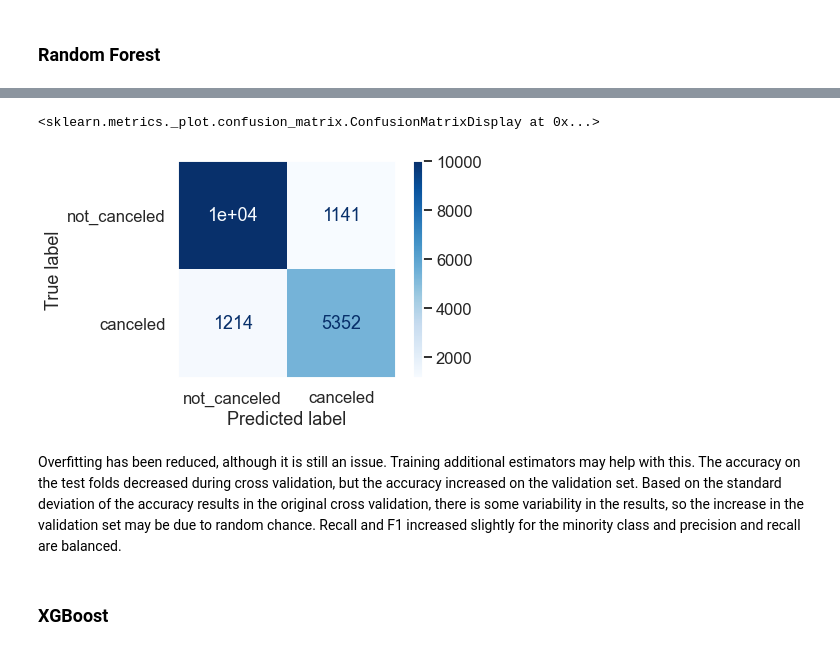
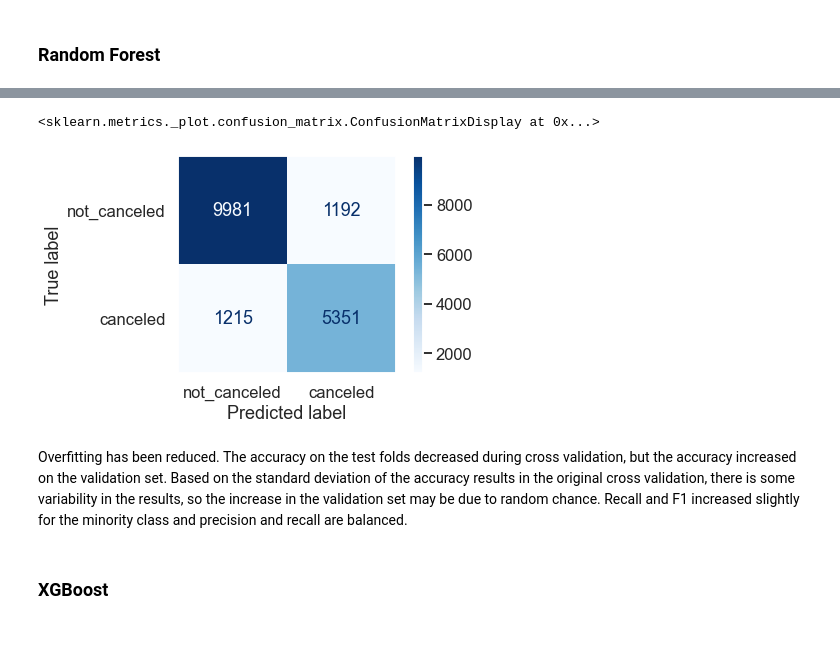
Before and after one commit to larends/Predicting_Customer_Behavior_in_Hotel_Cancellations, a Jupyter notebook: Predicting Hotel Cancellations.ipynb, the cells around one changed output, grey strips where cells are left out. Drawn from its saved outputs; the diff is of its cells as text; code cells hidden in the pictures.

```diff
--- a/Predicting Hotel Cancellations.ipynb
+++ b/Predicting Hotel Cancellations.ipynb
@@ -1941,4 +2170,13 @@ KeyboardInterrupt:
-# %%
-svc_grid_file = 'svc_grid.pk1'
-joblib.dump(svc_grid, svc_grid_file)
-svc_grid = joblib.load(svc_grid_file)
+# %%
+svc_report_linear_file = 'files/svc_report_linear.pk1'
+if 'svc_report_linear.pk1' in os.listdir('files'):
+    svc_report_linear = pd.DataFrame(joblib.load(svc_report_linear_file)).T
+else:
+    svc_tune_l = SVC(random_state=SEED, kernel='linear')
+    svc_tune_l.fit(X_train_reduced_smote, y_train_reduced_smote)
+    svc_pred_l = svc_tune_l.predict(X_val_reduced_processed)
+    svc_report_linear = pd.DataFrame(classification_report(y_val,
+                                                           svc_pred_l,
+                                                           output_dict=True))
+    joblib.dump(svc_report_linear, svc_report_linear_file)
+svc_report_linear
@@ -1944,0 +2190,13 @@ svc_grid = joblib.load(svc_grid_file)
+# %%
+svc_report_C_file = 'files/svc_report_C.pk1'
+if 'svc_report_C.pk1' in os.listdir('files'):
+    svc_report_C = pd.DataFrame(joblib.load(svc_report_C_file)).T
+else:
+    svc_tune_C = SVC(random_state=SEED, C=10)
+    svc_tune_C.fit(X_train_reduced_smote, y_train_reduced_smote)
+    svc_pred_C = svc_tune_C.predict(X_val_reduced_processed)
+    svc_report_C = pd.DataFrame(classification_report(y_val,
+                                                  svc_pred_C,
+                                                  output_dict=True))
+    joblib.dump(svc_report_C, svc_report_C_file)
+svc_report_C
@@ -1952,0 +2221,13 @@ forest_grid = joblib.load(forest_grid_file)
+# %%
+forest_grid_file = 'files/forest_grid.pk1'
+if 'forest_grid.pk1' in os.listdir('files'):
+    forest_grid = joblib.load(forest_grid_file)
+else:
+    forest_grid = tune_model('forest',
+                         clf_dict,
+                         hyperparameter_dict,
+                         scoring,
+                         X_train_reduced_smote,
+                         y_train_reduced_smote)
+    joblib.dump(forest_grid,forest_grid_file)
+forest_grid
@@ -2028,16 +2326,16 @@ Original report
 # %%
 best_forest_matrix = plot_confusion_matrix(forest_best,
-                      X_val_processed,
+                      X_val_reduced_processed,
                       y_val,
                       display_labels=CLASS_NAMES,
                       cmap=plt.cm.Blues)
 plt.grid(None)
 
 best_forest_matrix
 # %% [output]
 <sklearn.metrics._plot.confusion_matrix.ConfusionMatrixDisplay at 0x...>
-[figure, old version]
+[figure, new version]
 # %% [markdown]
-Overfitting has been reduced, although it is still an issue. Training additional estimators may help with this. The accuracy on the test folds decreased during cross validation, but the accuracy increased on the validation set. Based on the standard deviation of the accuracy results in the original cross validation, there is some variability in the results, so the increase in the validation set may be due to random chance. Recall and F1 increased slightly for the minority class and precision and recall are balanced.
+Overfitting has been reduced. The accuracy on the test folds decreased during cross validation, but the accuracy increased on the validation set. Based on the standard deviation of the accuracy results in the original cross validation, there is some variability in the results, so the increase in the validation set may be due to random chance. Recall and F1 increased slightly for the minority class and precision and recall are balanced.
 # %% [markdown]
 ### XGBoost
```
Also changed, not shown: parts of 180 cells of this notebook, 25 other files.
